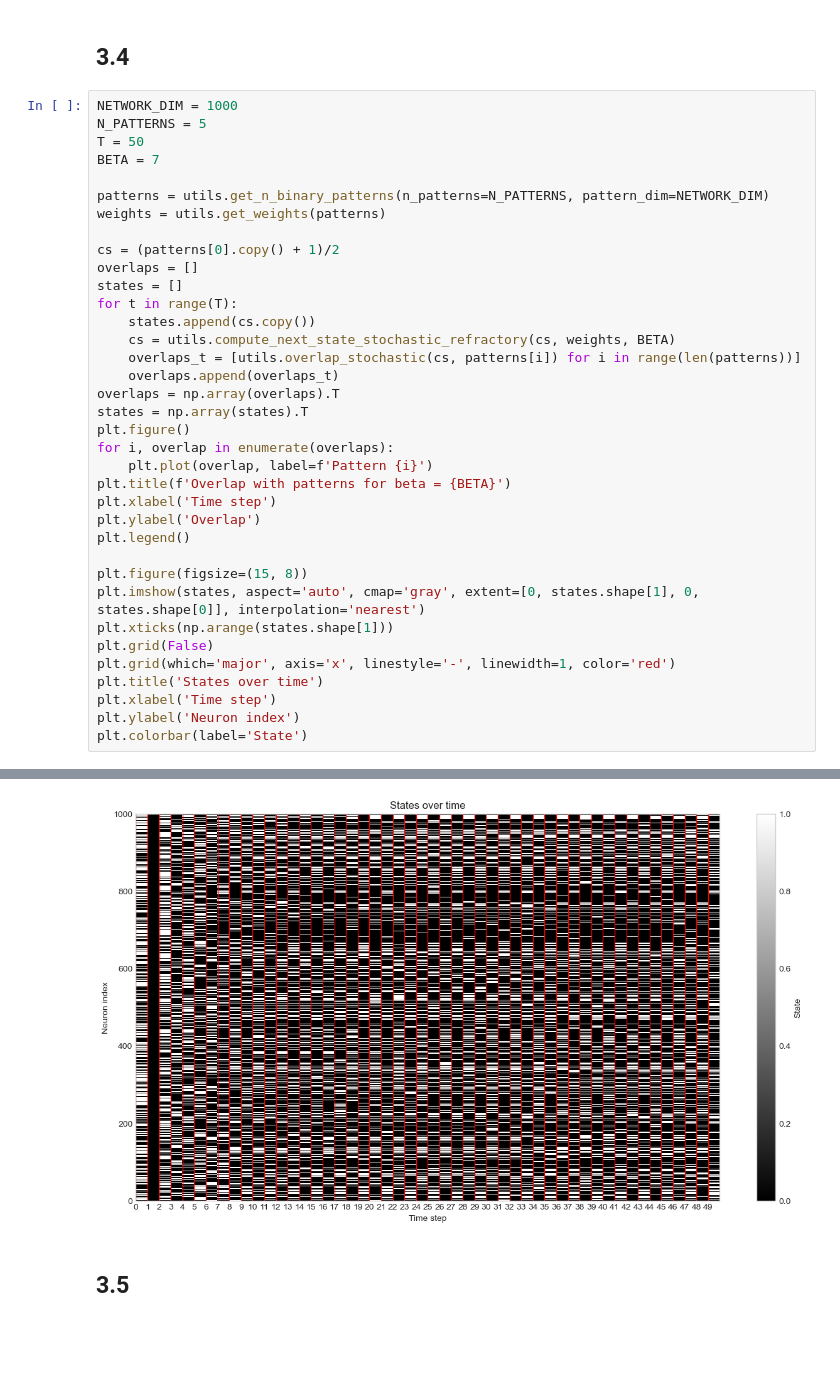
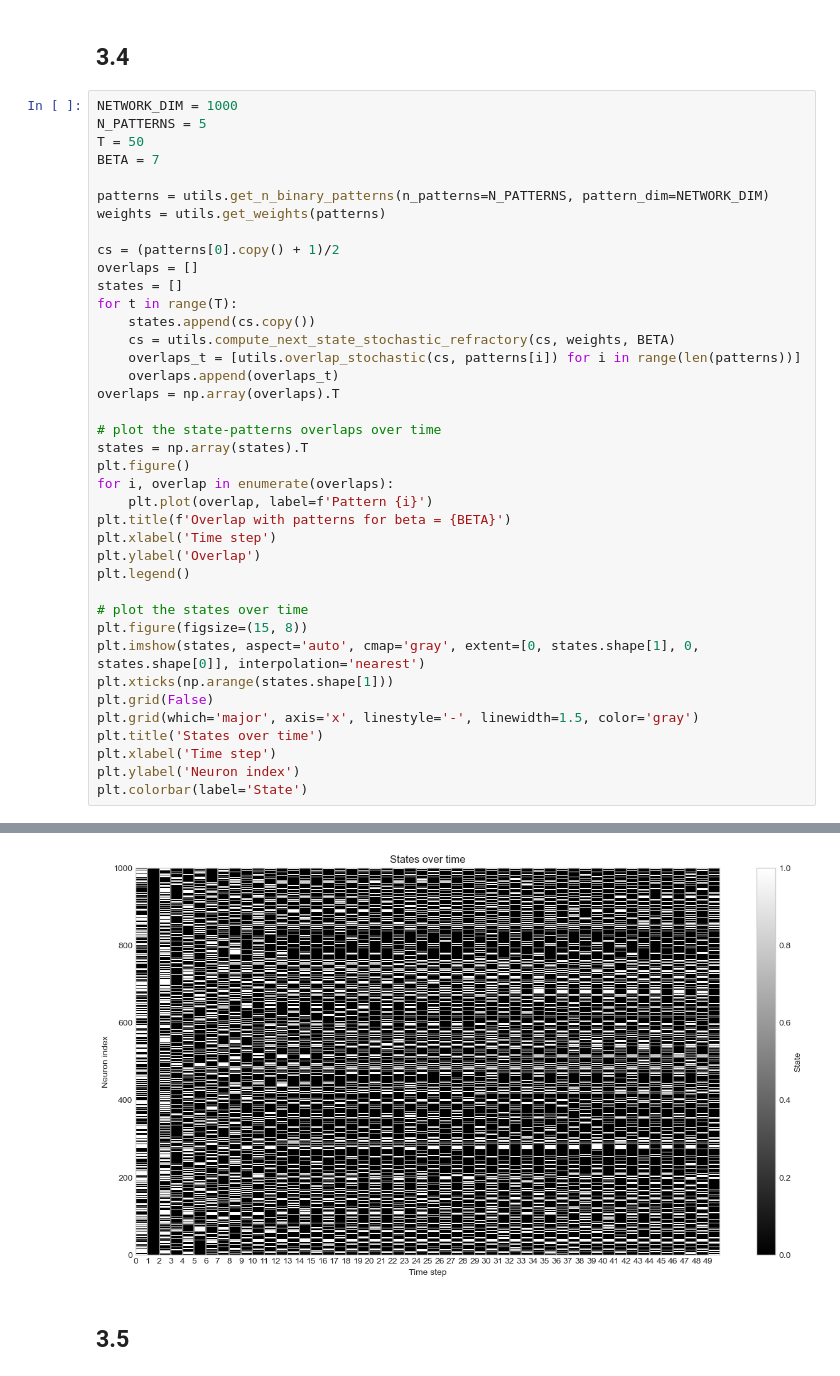
Before and after one commit to seb2o/Biological-Hopfield-Model, a Jupyter notebook: ex3_seb.ipynb, the cells around one changed output, grey strips where cells are left out. Drawn from its saved outputs; the diff is of its cells as text; blank space fills up the shorter version.

```diff
--- a/ex3_seb.ipynb
+++ b/ex3_seb.ipynb
@@ -151,6 +156,8 @@ for t in range(T):
     overlaps_t = [utils.overlap_stochastic(cs, patterns[i]) for i in range(len(patterns))]
     overlaps.append(overlaps_t)
 overlaps = np.array(overlaps).T
+
+# plot the state-patterns overlaps over time
 states = np.array(states).T
 plt.figure()
 for i, overlap in enumerate(overlaps):
@@ -160,11 +167,12 @@ plt.xlabel('Time step')
 plt.ylabel('Overlap')
 plt.legend()
 
+# plot the states over time
 plt.figure(figsize=(15, 8))
 plt.imshow(states, aspect='auto', cmap='gray', extent=[0, states.shape[1], 0, states.shape[0]], interpolation='nearest')
 plt.xticks(np.arange(states.shape[1]))
 plt.grid(False)
-plt.grid(which='major', axis='x', linestyle='-', linewidth=1, color='red')
+plt.grid(which='major', axis='x', linestyle='-', linewidth=1.5, color='gray')
 plt.title('States over time')
 plt.xlabel('Time step')
 plt.ylabel('Neuron index')
@@ -175,3 +183,3 @@ plt.colorbar(label='State')
-[figure, old version]
+[figure, new version]
 # %% [markdown]
 ## 3.5
```
Also changed, not shown: parts of 21 cells of this notebook.
